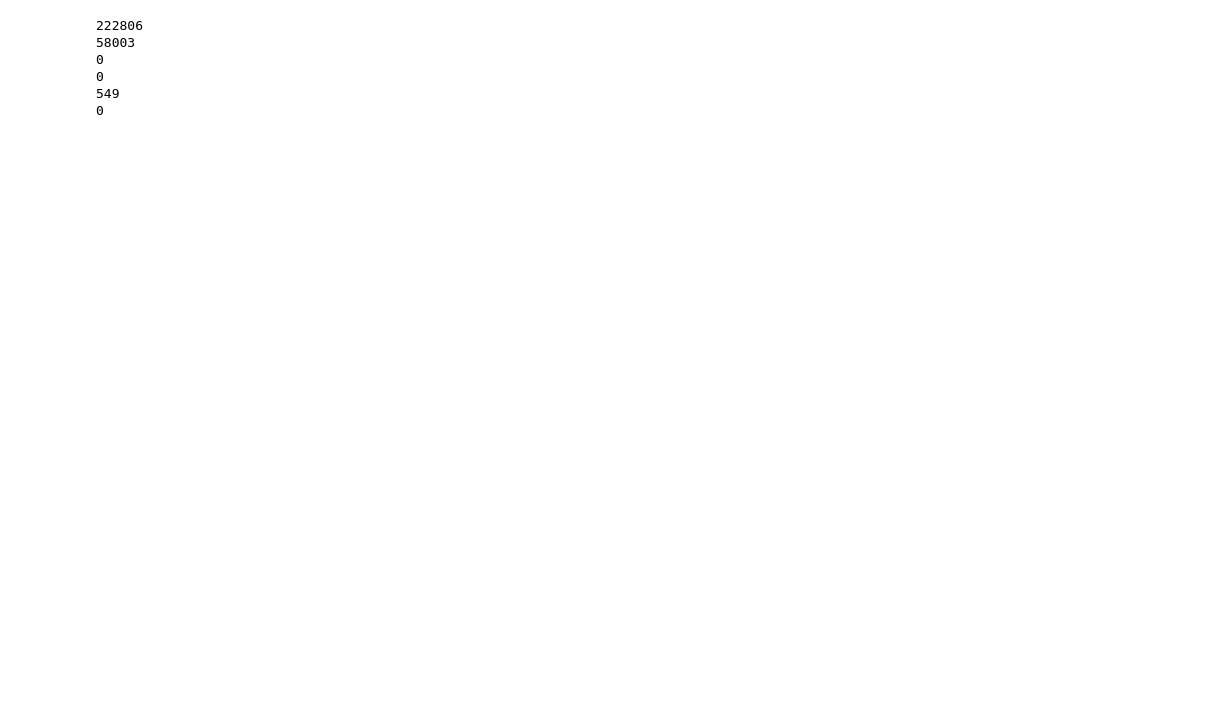
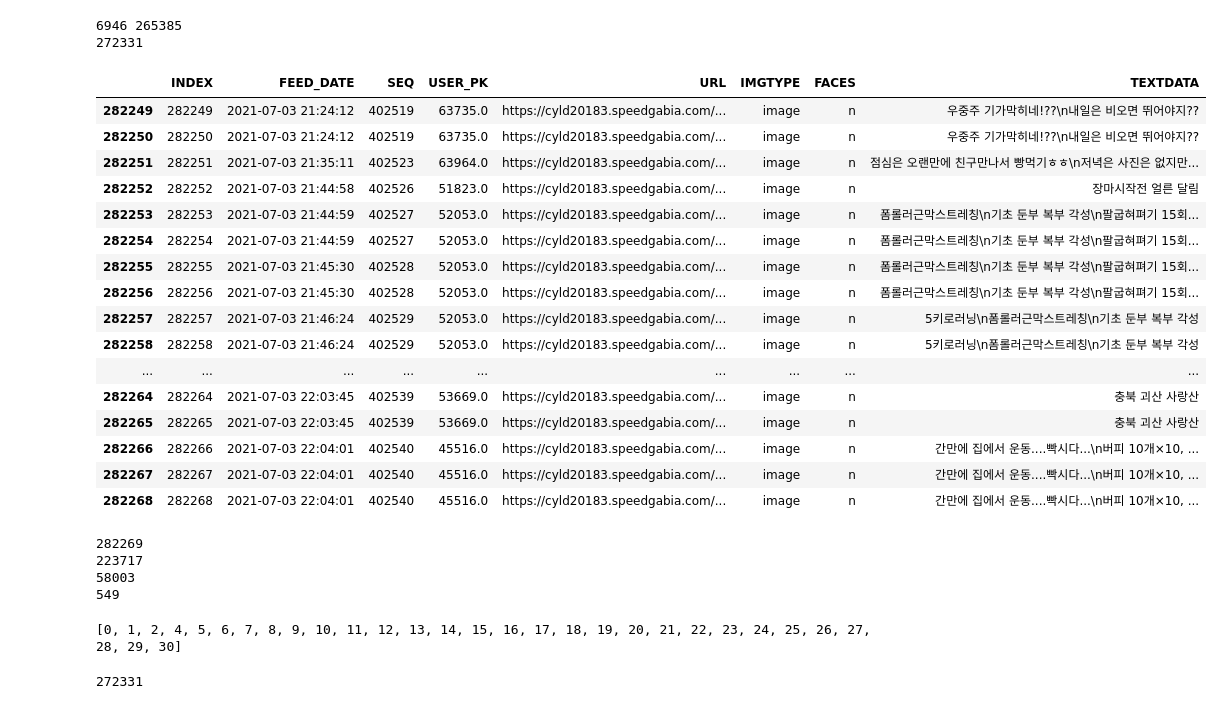
Before and after one commit to circlin-dev/feed_autolabeler, a Jupyter notebook: data_exploration.ipynb, the cells around one changed output. Drawn from its saved outputs; the diff is of its cells as text; code cells hidden in the pictures; blank space fills up the shorter version.

Commit message:
Added image classifier notebook file, modified document classifier notebook file.

```diff
--- a/data_exploration.ipynb
+++ b/data_exploration.ipynb
@@ -86,21 +42,7 @@ def number_json_files(directories, original_datas):
         return f'Need more datas: {remains}'
 # %%
 path = "/home/ubuntu/Desktop/Project/datasets/circlin_feeds_dataset"
-original_ds = os.path.join(path, "circlin_feeds_dataset/raw_data/feed_data_20210630_2249(fixed_abnormal_extension)(전체_0~281357)(FACES, REALIMG).xlsx")
-deidentification_path = os.path.join(path, "deidentification/deidentification_completed_20211029.xlsx")
-json_dirs = [
-    os.path.join(path, '1_210820(5375)'),
-    os.path.join(path, '2_210902(78763)'),
-    os.path.join(path, '3_210924(46060)'),
-    os.path.join(path, '4_211012(37112)'),
-    os.path.join(path, '5_211029(10749)'),
-    os.path.join(path, '5_211029_handwork(10)'),
-    os.path.join(path, '7_211112(28284)'),
-    os.path.join(path, '8_211112(35074)'),
-    os.path.join(path, '9_211117(1028)')
-]
-
-number_original_data = {
-    'images': 281358,
-    'texts': 194389
-}
+original_ds = os.path.join(path, "circlin_feeds_dataset/raw_data/feed_data_20210630_2249(fixed_abnormal_extension)(전체_0~282268)(FACES, REALIMG).xlsx")
+deidentification_path = os.path.join(path, "deidentification/deidentification_completed_20211123.xlsx")
+json_dirs = [os.path.join(path, '10_211122(whole)')]
+json_list = os.listdir(json_dirs[0])
@@ -151,17 +74,46 @@ invalidImage_index[0:30]
 # %%
-print(len(all_none_index), len(invalidImage_index), len(labeled_index))
-print(len(all_none_index) + len(invalidImage_index) + len(labeled_index))
+print(len(invalidImage_index), len(labeled_index))
+print(len(invalidImage_index) + len(labeled_index))
+# %% [output]
+6946 265385
+272331
+# %%
+deidentification_df = pd.read_excel(deidentification_path)
+# %%
+deidentification_df.tail(20)
+# %% [output]
+|  | INDEX | FEED_DATE | SEQ | USER_PK | URL | IMGTYPE | FACES | TEXTDATA |
+| 282249 | 282249 | 2021-07-03 21:24:12 | 402519 | 63735.0 | https://cyld20183.speedgabia.com/... | image | n | 우중주 기가막히네!??\n내일은 비오면 뛰어야지?? |
+| 282250 | 282250 | 2021-07-03 21:24:12 | 402519 | 63735.0 | https://cyld20183.speedgabia.com/... | image | n | 우중주 기가막히네!??\n내일은 비오면 뛰어야지?? |
+| 282251 | 282251 | 2021-07-03 21:35:11 | 402523 | 63964.0 | https://cyld20183.speedgabia.com/... | image | n | 점심은 오랜만에 친구만나서 빵먹기ㅎㅎ\n저녁은 사진은 없지만... |
+| 282252 | 282252 | 2021-07-03 21:44:58 | 402526 | 51823.0 | https://cyld20183.speedgabia.com/... | image | n | 장마시작전 얼른 달림 |
+| 282253 | 282253 | 2021-07-03 21:44:59 | 402527 | 52053.0 | https://cyld20183.speedgabia.com/... | image | n | 폼롤러근막스트레칭\n기초 둔부 복부 각성\n팔굽혀펴기 15회... |
+| 282254 | 282254 | 2021-07-03 21:44:59 | 402527 | 52053.0 | https://cyld20183.speedgabia.com/... | image | n | 폼롤러근막스트레칭\n기초 둔부 복부 각성\n팔굽혀펴기 15회... |
+| 282255 | 282255 | 2021-07-03 21:45:30 | 402528 | 52053.0 | https://cyld20183.speedgabia.com/... | image | n | 폼롤러근막스트레칭\n기초 둔부 복부 각성\n팔굽혀펴기 15회... |
+| 282256 | 282256 | 2021-07-03 21:45:30 | 402528 | 52053.0 | https://cyld20183.speedgabia.com/... | image | n | 폼롤러근막스트레칭\n기초 둔부 복부 각성\n팔굽혀펴기 15회... |
+| 282257 | 282257 | 2021-07-03 21:46:24 | 402529 | 52053.0 | https://cyld20183.speedgabia.com/... | image | n | 5키로러닝\n폼롤러근막스트레칭\n기초 둔부 복부 각성 |
+| 282258 | 282258 | 2021-07-03 21:46:24 | 402529 | 52053.0 | https://cyld20183.speedgabia.com/... | image | n | 5키로러닝\n폼롤러근막스트레칭\n기초 둔부 복부 각성 |
+| ... | ... | ... | ... | ... | ... | ... | ... | ... |
+| 282264 | 282264 | 2021-07-03 22:03:45 | 402539 | 53669.0 | https://cyld20183.speedgabia.com/... | image | n | 충북 괴산 사랑산 |
+| 282265 | 282265 | 2021-07-03 22:03:45 | 402539 | 53669.0 | https://cyld20183.speedgabia.com/... | image | n | 충북 괴산 사랑산 |
+| 282266 | 282266 | 2021-07-03 22:04:01 | 402540 | 45516.0 | https://cyld20183.speedgabia.com/... | image | n | 간만에 집에서 운동....빡시다...\n버피 10개×10, ... |
+| 282267 | 282267 | 2021-07-03 22:04:01 | 402540 | 45516.0 | https://cyld20183.speedgabia.com/... | image | n | 간만에 집에서 운동....빡시다...\n버피 10개×10, ... |
+| 282268 | 282268 | 2021-07-03 22:04:01 | 402540 | 45516.0 | https://cyld20183.speedgabia.com/... | image | n | 간만에 집에서 운동....빡시다...\n버피 10개×10, ... |
 # %%
+print(len(deidentification_df))
 print(len(deidentification_df[deidentification_df['FACES']=='n'])) #209652
 print(len(deidentification_df[deidentification_df['FACES']=='y'])) #56139
-print(len(deidentification_df[deidentification_df['FACES']=='Y'])) #17
-print(len(deidentification_df[deidentification_df['FACES']=='y '])) #1
 print(len(deidentification_df[deidentification_df['FACES']=='x'])) #527
-print(len(deidentification_df[deidentification_df['FACES']=='X'])) #22
 # %% [output]
-222806
+282269
+223717
 58003
-0
-0
 549
-0
+# %%
+all_label = invalidImage_index + labeled_index
+all_label = sorted(all_label)
+print(all_label[:30])
+len(all_label)
+# %% [output]
+[0, 1, 2, 4, 5, 6, 7, 8, 9, 10, 11, 12, 13, 14, 15, 16, 17, 18, 19, 20, 21, 22, 23, 24, 25, 26, 27, 28, 29, 30]
+272331
```
Also changed, not shown: parts of 27 cells of this notebook, 4 other files.
